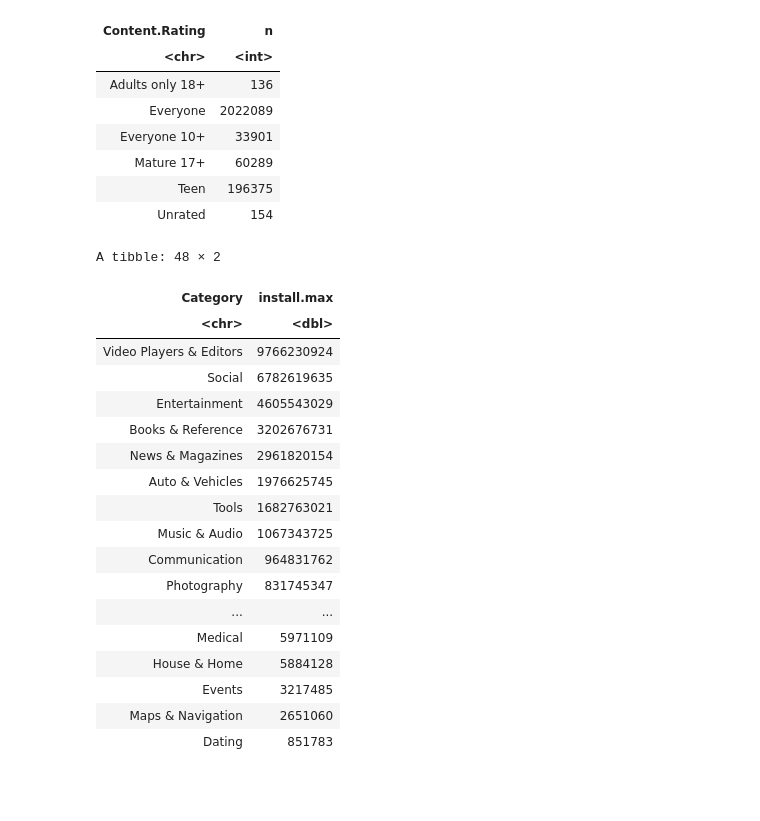
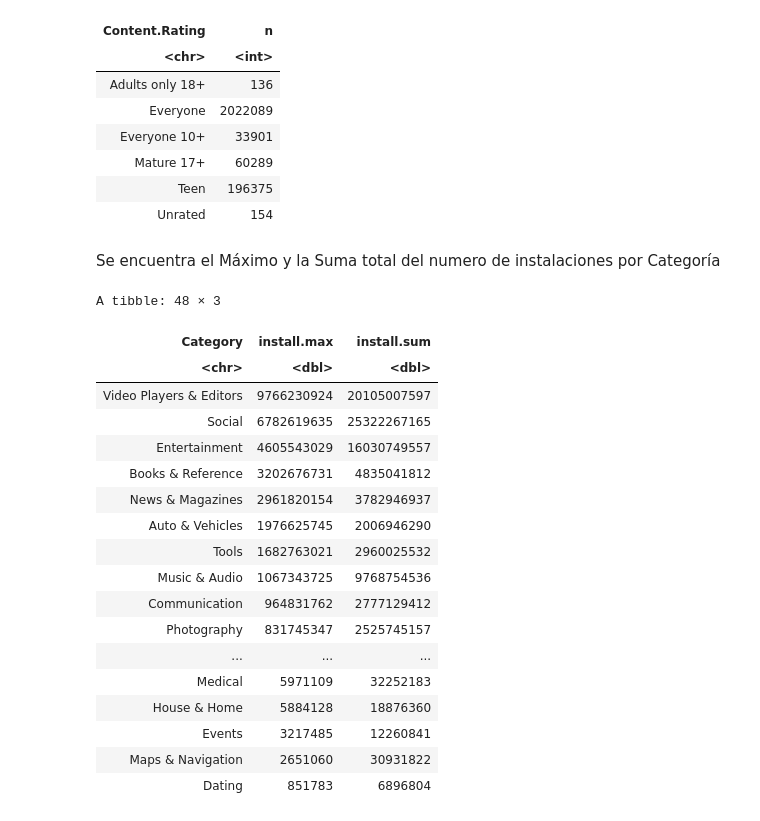
Before and after one commit to JHyel2015/Proyecto_1B_2023A, a Jupyter notebook: notebooks/Project1B.ipynb, the cells around one changed output. Drawn from its saved outputs; the diff is of its cells as text; code cells hidden in the pictures; blank space fills up the shorter version.

```diff
--- a/notebooks/Project1B.ipynb
+++ b/notebooks/Project1B.ipynb
@@ -105,0 +109,14 @@ A data.frame: 10 × 10
+# %%
+df2 %>%
+   filter(is.na(App.Name))
+
+print("Atributos con NAs")
+colnames(df2)[colSums(is.na(df2)) > 0]
+
+# Se reemplaza el valor NA del App.Name por el nombre la Categoria
+df3 <- df2 %>%
+   mutate(App.Name = coalesce(App.Name, Category))
+
+# Se vuelve a validar los valores NA para verificar que no se muestre el atributo App.Name reemplazado
+print("Atributos con NAs")
+colnames(df3)[colSums(is.na(df3)) > 0]
@@ -105,0 +134,9 @@ A data.frame: 10 × 10
+# %%
+# Como los atributos que todavía tienen NAs son del tipo numérico se reemplaza por ceros
+df4 <- df3 %>% impute_zero_all()
+
+
+print("Atributos con NAs")
+colnames(df4)[colSums(is.na(df4)) > 0]
+
+df4 %>% head(10)
@@ -108,9 +161,11 @@ Con los datos ya preparados se valida las categorías de edad para escoger Todos
 # %%
-df3 %>%
+df4 %>%
     group_by(Content.Rating) %>%
     count()
 
-playstore <- df3 %>%
+# playstore <- df4
+
+playstore <- df4 %>%
     filter(Content.Rating == "Teen")
 # %% [output]
 A grouped_df: 6 × 2
@@ -122,31 +177,33 @@ A grouped_df: 6 × 2
 | Mature 17+ | 60289 |
 | Teen | 196375 |
 | Unrated | 154 |
+# %% [markdown]
+Se encuentra el Máximo y la Suma total del numero de instalaciones por Categoría
 # %%
 playstoreMax <- playstore %>%
     group_by(Category) %>%
-    summarise(install.max = max(Maximum.Installs))
+    summarise(install.max = max(Maximum.Installs), install.sum = sum(Maximum.Installs))
 
 playstoreMax %>%
     arrange(desc(install.max))
 # %% [output]
-A tibble: 48 × 2
+A tibble: 48 × 3
-| Category | install.max |
-| <chr> | <dbl> |
-| Video Players & Editors | 9766230924 |
-| Social | 6782619635 |
-| Entertainment | 4605543029 |
-| Books & Reference | 3202676731 |
-| News & Magazines | 2961820154 |
-| Auto & Vehicles | 1976625745 |
-| Tools | 1682763021 |
-| Music & Audio | 1067343725 |
-| Communication | 964831762 |
-| Photography | 831745347 |
-| ... | ... |
-| Medical | 5971109 |
-| House & Home | 5884128 |
-| Events | 3217485 |
-| Maps & Navigation | 2651060 |
-| Dating | 851783 |
+| Category | install.max | install.sum |
+| <chr> | <dbl> | <dbl> |
+| Video Players & Editors | 9766230924 | 20105007597 |
+| Social | 6782619635 | 25322267165 |
+| Entertainment | 4605543029 | 16030749557 |
+| Books & Reference | 3202676731 | 4835041812 |
+| News & Magazines | 2961820154 | 3782946937 |
+| Auto & Vehicles | 1976625745 | 2006946290 |
+| Tools | 1682763021 | 2960025532 |
+| Music & Audio | 1067343725 | 9768754536 |
+| Communication | 964831762 | 2777129412 |
+| Photography | 831745347 | 2525745157 |
+| ... | ... | ... |
+| Medical | 5971109 | 32252183 |
+| House & Home | 5884128 | 18876360 |
+| Events | 3217485 | 12260841 |
+| Maps & Navigation | 2651060 | 30931822 |
+| Dating | 851783 | 6896804 |
 # %% [markdown]
```
Also changed, not shown: parts of 25 cells of this notebook.
